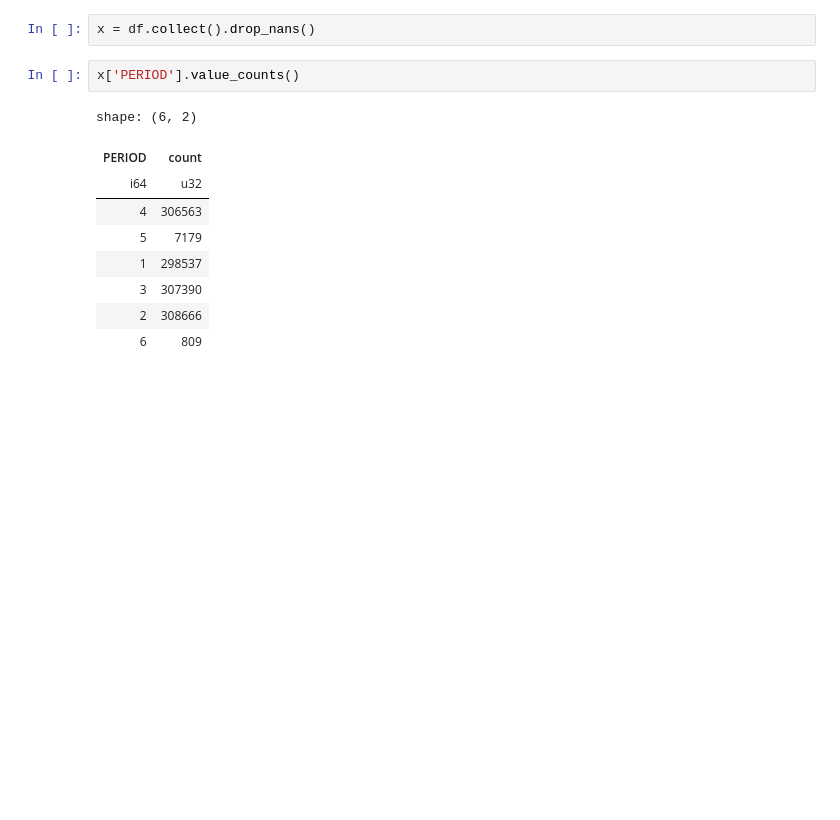
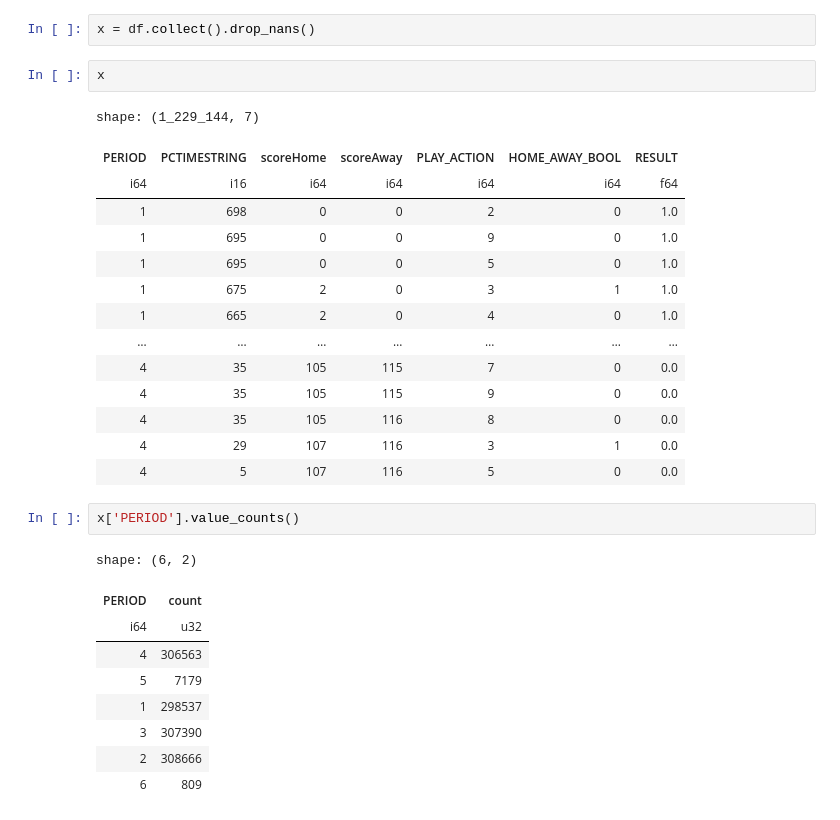
Before and after one commit to fadnis-shaunak28/NBAGameGraphs, a Jupyter notebook: wpa_model/wpa.ipynb, the cells around one changed output. Saved outputs shown, nothing was run; the diff lists cells and outputs as text; blank space fills up the shorter version.

```diff
--- a/wpa_model/wpa.ipynb
+++ b/wpa_model/wpa.ipynb
@@ -264,5 +282,22 @@ df = pl.scan_csv('wpa_model_training_data/training_data_*.csv').with_columns(
 # %%
 x = df.collect().drop_nans()
+# %%
+x
+# %% [output]
+shape: (1_229_144, 7)
+| PERIOD | PCTIMESTRING | scoreHome | scoreAway | PLAY_ACTION | HOME_AWAY_BOOL | RESULT |
+| i64 | i16 | i64 | i64 | i64 | i64 | f64 |
+| 1 | 698 | 0 | 0 | 2 | 0 | 1.0 |
+| 1 | 695 | 0 | 0 | 9 | 0 | 1.0 |
+| 1 | 695 | 0 | 0 | 5 | 0 | 1.0 |
+| 1 | 675 | 2 | 0 | 3 | 1 | 1.0 |
+| 1 | 665 | 2 | 0 | 4 | 0 | 1.0 |
+| … | … | … | … | … | … | … |
+| 4 | 35 | 105 | 115 | 7 | 0 | 0.0 |
+| 4 | 35 | 105 | 115 | 9 | 0 | 0.0 |
+| 4 | 35 | 105 | 116 | 8 | 0 | 0.0 |
+| 4 | 29 | 107 | 116 | 3 | 1 | 0.0 |
+| 4 | 5 | 107 | 116 | 5 | 0 | 0.0 |
 # %%
 x['PERIOD'].value_counts()
 # %% [output]
```
Also changed, not shown: parts of 4 cells of this notebook, 8 other files.
